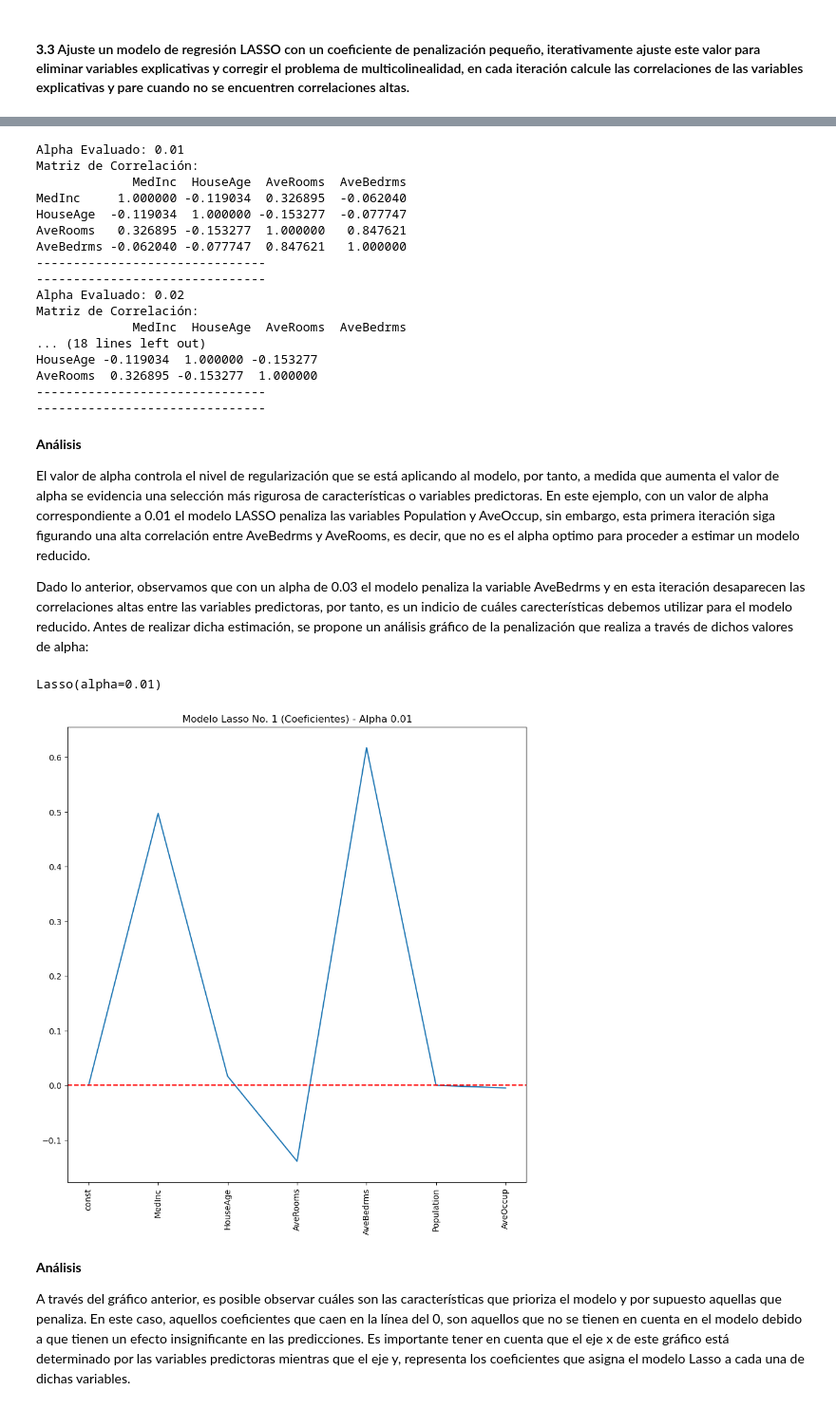
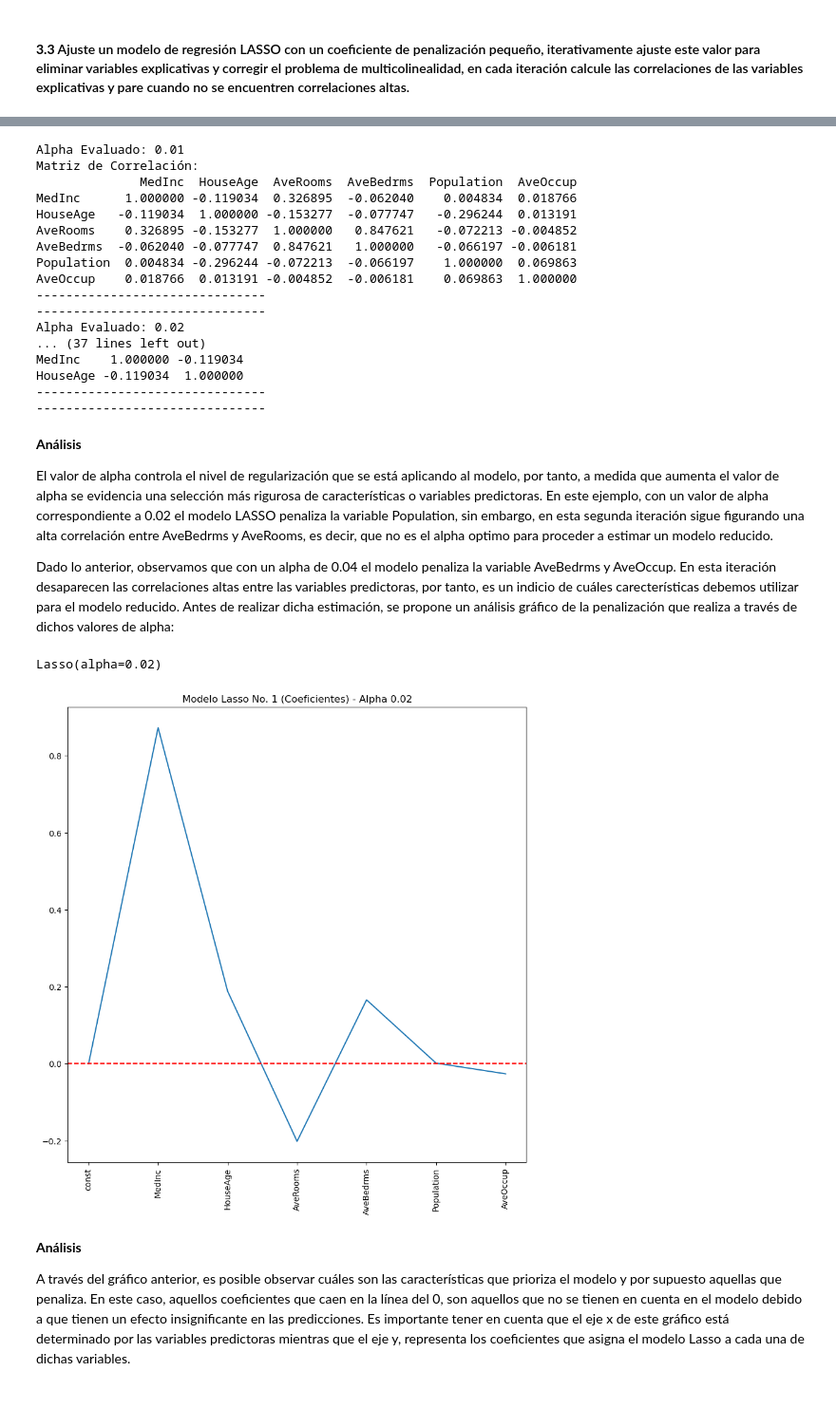
Before and after one commit to Daniel1martinez2/mcd-analisis-cuantitativo-evaluacion-1, a Jupyter notebook: punto3.ipynb, the cells around one changed output, grey strips where cells are left out. Shown at 95% size. Cells and saved outputs as stored; diff of their text form; code cells hidden in the pictures.

```diff
--- a/punto3.ipynb
+++ b/punto3.ipynb
@@ -406,0 +437,16 @@ Por tanto, es necesario considerar la implementación de alguna técnica que per
+# %%
+X = df_X_estandar.drop(["Longitude", "Latitude"], axis=1)
+y = df_Y
+# %%
+#Se añade una columna de 1's para poder tener el término independiente
+
+X = sm.add_constant(X)
+
+#Entrenamiento del modelo usando OLS
+
+model = sm.OLS(y,X)
+results = model.fit()
+
+#Resumen del modelo
+
+print(results.summary())
@@ -420,7 +484,7 @@ threshold = 0.01
 Definimos la secuencia en la cual se va a iterar sobre alpha. Este valor
 determina el grado de penalización que realizará la regresión LASSO'''
 
-alphas = np.arange(0.01, 0.05, 0.01) #Valor inicial, valor final y tamaño del intervalo
+alphas = np.arange(0.01, 0.07, 0.01) #Valor inicial, valor final y tamaño del intervalo
 
 '''Tercero:
 
@@ -458,46 +522,46 @@ for alpha, correlation_matrix in zip(alphas, matrices_correlacion):
 # %% [output]
 Alpha Evaluado: 0.01
 Matriz de Correlación:
-             MedInc  HouseAge  AveRooms  AveBedrms
-MedInc     1.000000 -0.119034  0.326895  -0.062040
-HouseAge  -0.119034  1.000000 -0.153277  -0.077747
-AveRooms   0.326895 -0.153277  1.000000   0.847621
-AveBedrms -0.062040 -0.077747  0.847621   1.000000
+              MedInc  HouseAge  AveRooms  AveBedrms  Population  AveOccup
+MedInc      1.000000 -0.119034  0.326895  -0.062040    0.004834  0.018766
+HouseAge   -0.119034  1.000000 -0.153277  -0.077747   -0.296244  0.013191
+AveRooms    0.326895 -0.153277  1.000000   0.847621   -0.072213 -0.004852
+AveBedrms  -0.062040 -0.077747  0.847621   1.000000   -0.066197 -0.006181
+Population  0.004834 -0.296244 -0.072213  -0.066197    1.000000  0.069863
+AveOccup    0.018766  0.013191 -0.004852  -0.006181    0.069863  1.000000
 -------------------------------
 -------------------------------
 Alpha Evaluado: 0.02
-Matriz de Correlación:
-             MedInc  HouseAge  AveRooms  AveBedrms
-... (18 lines left out)
-HouseAge -0.119034  1.000000 -0.153277
-AveRooms  0.326895 -0.153277  1.000000
+... (37 lines left out)
+MedInc    1.000000 -0.119034
+HouseAge -0.119034  1.000000
 -------------------------------
 -------------------------------
 # %% [markdown]
 **Análisis**
 
-El valor de alpha controla el nivel de regularización que se está aplicando al modelo, por tanto, a medida que aumenta el valor de alpha se evidencia una selección más rigurosa de características o variables predictoras. En este ejemplo, con un valor de alpha correspondiente a 0.01 el modelo LASSO penaliza las variables Population y AveOccup, sin embargo, esta primera iteración siga figurando una alta correlación entre AveBedrms y AveRooms, es decir, que no es el alpha optimo para proceder a estimar un modelo reducido.
+El valor de alpha controla el nivel de regularización que se está aplicando al modelo, por tanto, a medida que aumenta el valor de alpha se evidencia una selección más rigurosa de características o variables predictoras. En este ejemplo, con un valor de alpha correspondiente a 0.02 el modelo LASSO penaliza la variable Population, sin embargo, en esta segunda iteración sigue figurando una alta correlación entre AveBedrms y AveRooms, es decir, que no es el alpha optimo para proceder a estimar un modelo reducido.
 
-Dado lo anterior, observamos que con un alpha de 0.03 el modelo penaliza la variable AveBedrms y en esta iteración desaparecen las correlaciones altas entre las variables predictoras, por tanto, es un indicio de cuáles carecterísticas debemos utilizar para el modelo reducido. Antes de realizar dicha estimación, se propone un análisis gráfico de la penalización que realiza a través de dichos valores de alpha:
+Dado lo anterior, observamos que con un alpha de 0.04 el modelo penaliza la variable AveBedrms y AveOccup. En esta iteración desaparecen las correlaciones altas entre las variables predictoras, por tanto, es un indicio de cuáles carecterísticas debemos utilizar para el modelo reducido. Antes de realizar dicha estimación, se propone un análisis gráfico de la penalización que realiza a través de dichos valores de alpha:
 # %%
-# Modelo Lasso - Alpha 0.01
+# Modelo Lasso - Alpha 0.02
 
-lasso_uno = Lasso(alpha=0.01)
+lasso_uno = Lasso(alpha=0.02)
 
 lasso_uno.fit(X,y)
 # %% [output]
-Lasso(alpha=0.01)
+Lasso(alpha=0.02)
 # %%
 #Gráficamente
 
 plt.figure(figsize=(10, 10))
 plt.plot(X.columns, lasso_uno.coef_)
 plt.axhline(y=0, color='red', linestyle='--') #Se plantea una línea roja en 0
 plt.xticks(rotation=90)
-plt.title("Modelo Lasso No. 1 (Coeficientes) - Alpha 0.01")
+plt.title("Modelo Lasso No. 1 (Coeficientes) - Alpha 0.02")
 plt.show()
 # %% [output]
-[figure, old version]
+[figure, new version]
 # %% [markdown]
 **Análisis**
 
```
Also changed, not shown: parts of 8 cells of this notebook.
